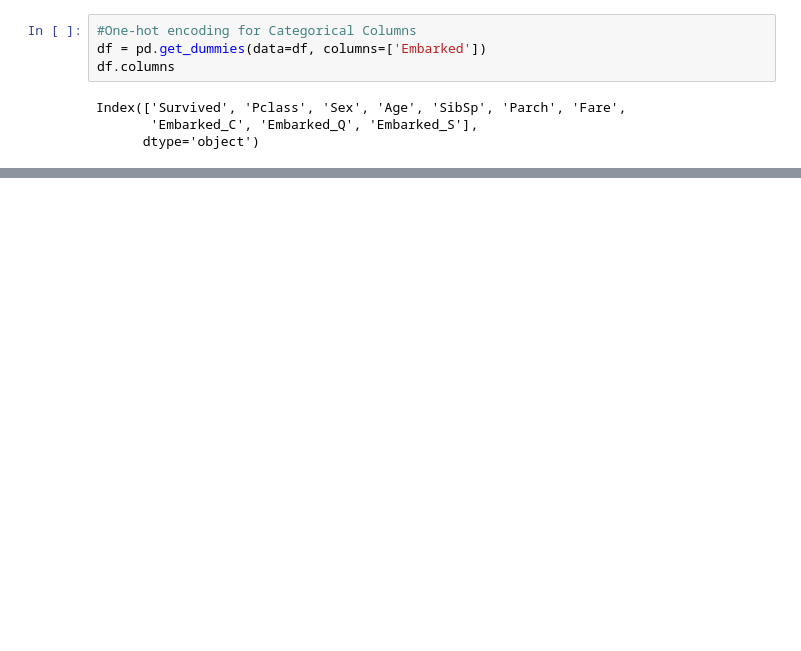
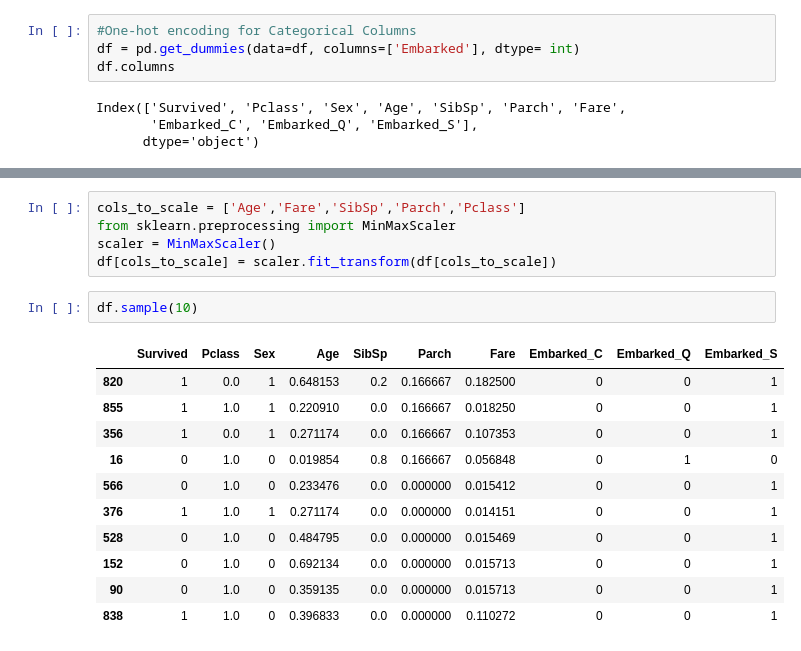
Before and after one commit to Baah134/Baah134, a Jupyter notebook: Titanic_Challenge/Titanic_Challenge.ipynb, the cells around one changed output, grey strips where cells are left out. Cells and saved outputs as stored; diff of their text form; blank space fills up the shorter version.

```diff
--- a/Titanic_Challenge/Titanic_Challenge.ipynb
+++ b/Titanic_Challenge/Titanic_Challenge.ipynb
@@ -122,7 +122,7 @@ SibSp: [1 0 3 4 2 5]
 Embarked: ['S' 'C' 'Q']
 # %%
 #One-hot encoding for Categorical Columns
-df = pd.get_dummies(data=df, columns=['Embarked'])
+df = pd.get_dummies(data=df, columns=['Embarked'], dtype= int)
 df.columns
 # %% [output]
 Index(['Survived', 'Pclass', 'Sex', 'Age', 'SibSp', 'Parch', 'Fare',
@@ -130,0 +146,19 @@ Index(['Survived', 'Pclass', 'Sex', 'Age', 'SibSp', 'Parch', 'Fare',
+# %%
+cols_to_scale = ['Age','Fare','SibSp','Parch','Pclass']
+from sklearn.preprocessing import MinMaxScaler
+scaler = MinMaxScaler()
+df[cols_to_scale] = scaler.fit_transform(df[cols_to_scale])
+# %%
+df.sample(10)
+# %% [output]
+|  | Survived | Pclass | Sex | Age | SibSp | Parch | Fare | Embarked_C | Embarked_Q | Embarked_S |
+| 820 | 1 | 0.0 | 1 | 0.648153 | 0.2 | 0.166667 | 0.182500 | 0 | 0 | 1 |
+| 855 | 1 | 1.0 | 1 | 0.220910 | 0.0 | 0.166667 | 0.018250 | 0 | 0 | 1 |
+| 356 | 1 | 0.0 | 1 | 0.271174 | 0.0 | 0.166667 | 0.107353 | 0 | 0 | 1 |
+| 16 | 0 | 1.0 | 0 | 0.019854 | 0.8 | 0.166667 | 0.056848 | 0 | 1 | 0 |
+| 566 | 0 | 1.0 | 0 | 0.233476 | 0.0 | 0.000000 | 0.015412 | 0 | 0 | 1 |
+| 376 | 1 | 1.0 | 1 | 0.271174 | 0.0 | 0.000000 | 0.014151 | 0 | 0 | 1 |
+| 528 | 0 | 1.0 | 0 | 0.484795 | 0.0 | 0.000000 | 0.015469 | 0 | 0 | 1 |
+| 152 | 0 | 1.0 | 0 | 0.692134 | 0.0 | 0.000000 | 0.015713 | 0 | 0 | 1 |
+| 90 | 0 | 1.0 | 0 | 0.359135 | 0.0 | 0.000000 | 0.015713 | 0 | 0 | 1 |
+| 838 | 1 | 1.0 | 0 | 0.396833 | 0.0 | 0.000000 | 0.110272 | 0 | 0 | 1 |
```
Also changed, not shown: parts of 2 cells of this notebook.
